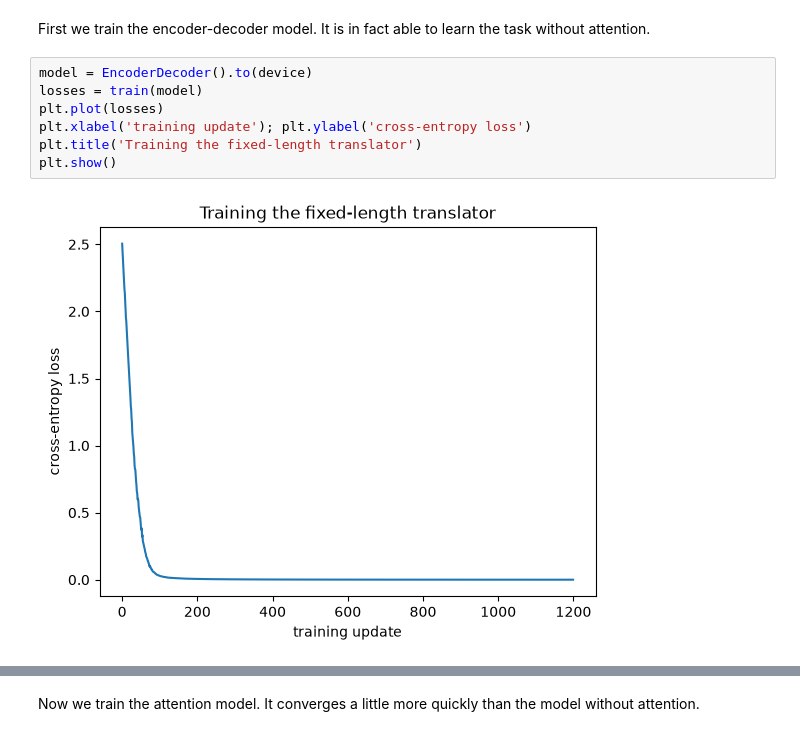
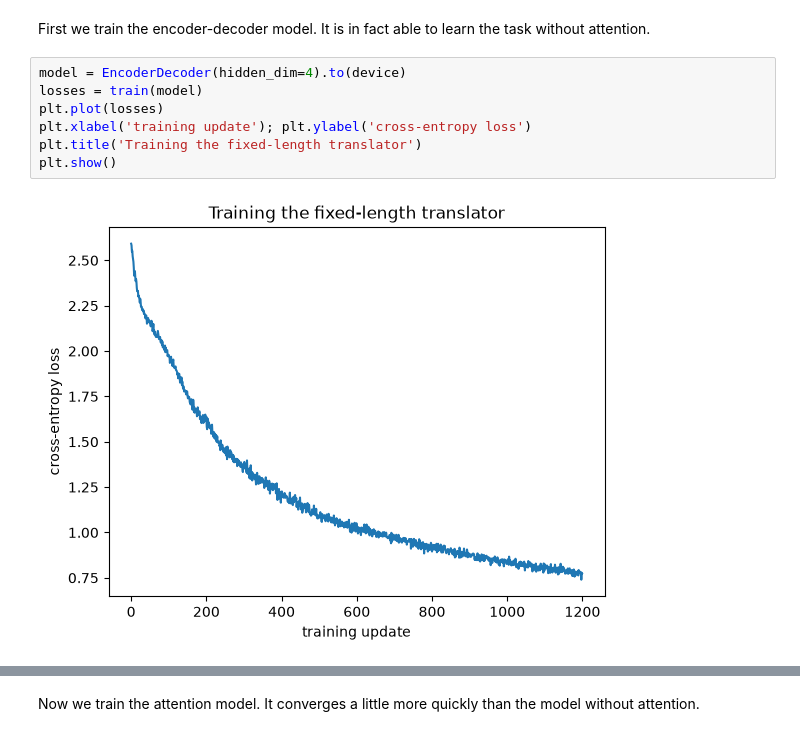
Before and after one commit to otishunt/DATA-4620-Labs, a Jupyter notebook: Labs/Lab_08_03_Attention_in_RNN.ipynb, the cells around one changed output, grey strips where cells are left out. Saved outputs shown, nothing was run; the diff lists cells and outputs as text.

```diff
--- a/Labs/Lab_08_03_Attention_in_RNN.ipynb
+++ b/Labs/Lab_08_03_Attention_in_RNN.ipynb
@@ -335,14 +335,14 @@ def show_translation(model,show_attention=False):
 # %% [markdown]
 First we train the encoder-decoder model.  It is in fact able to learn the task without attention.
 # %%
-model = EncoderDecoder().to(device)
+model = EncoderDecoder(hidden_dim=4).to(device)
 losses = train(model)
 plt.plot(losses)
 plt.xlabel('training update'); plt.ylabel('cross-entropy loss')
 plt.title('Training the fixed-length translator')
 plt.show()
 # %% [output]
-[figure, old version]
+[figure, new version]
 # %%
 print(f'Translation accuracy: {accuracy(model):.1%}')
 # %% [output]
```
Also changed, not shown: parts of 7 cells of this notebook, 1 other file.
